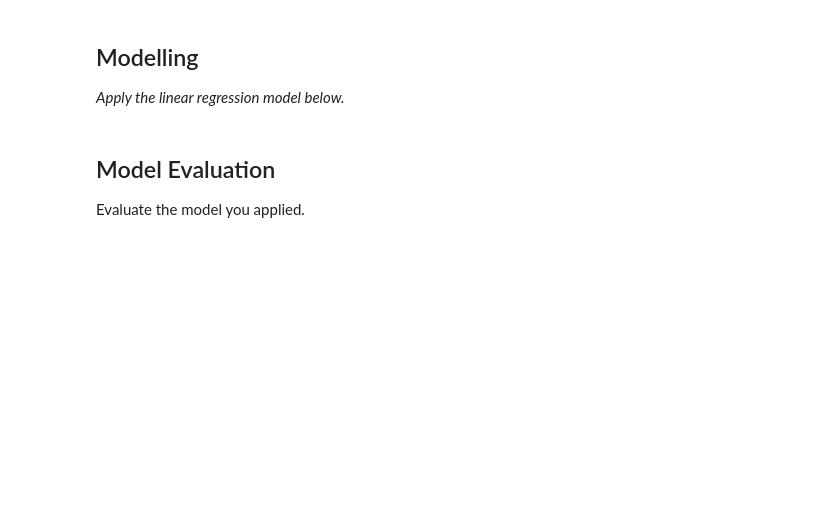
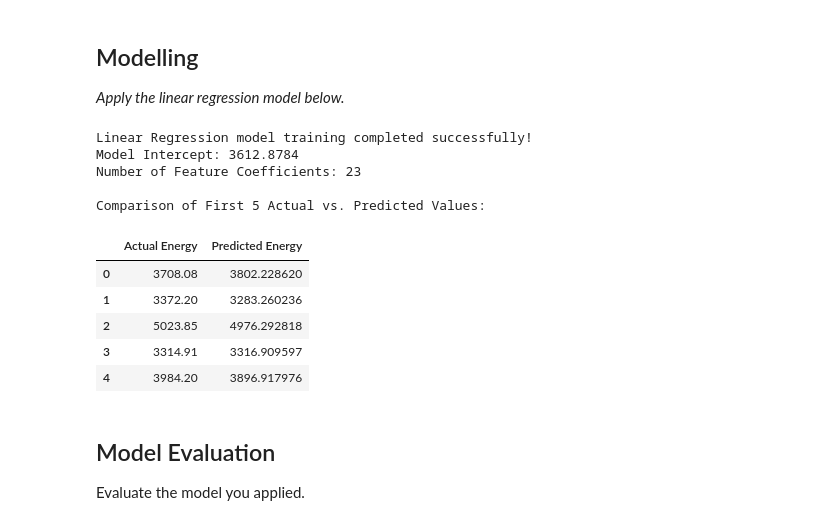
Before and after one commit to mikel56-lol/W26-MP1-Michael-Wael-Ali-Hassan-T02, a Jupyter notebook: Regression_Mini-Project_Starter.ipynb, the cells around one changed output. Drawn from its saved outputs; the diff is of its cells as text; code cells hidden in the pictures; blank space fills up the shorter version.

```diff
--- a/Regression_Mini-Project_Starter.ipynb
+++ b/Regression_Mini-Project_Starter.ipynb
@@ -463,6 +550,44 @@ _Apply any additional data preparation steps needed before modelling below. Show
 ## Modelling
 
 _Apply the linear regression model below._
+# %%
+# Import the LinearRegression model class from scikit-learn
+from sklearn.linear_model import LinearRegression
+
+# Initialize an instance of the Linear Regression model and store it in a variable
+model = LinearRegression()
+
+# Train (fit) the linear regression model using the encoded training features and the training target values (Energy Consumption)
+model.fit(X_train, y_train)
+
+# Generate energy consumption predictions on our unseen testing feature set (X_test)
+y_pred = model.predict(X_test)
+
+# Print a confirmation message indicating that the model has been successfully trained and evaluated
+print("Linear Regression model training completed successfully!")
+
+# Display the learned intercept (the base value of energy consumption when all features are zero)
+print(f"Model Intercept: {model.intercept_:.4f}")
+
+# Display the number of learned regression coefficients (weights) corresponding to each feature
+print(f"Number of Feature Coefficients: {len(model.coef_)}")
+
+# Display the first few predicted energy consumption values alongside the actual values for comparison
+comparison_df = pd.DataFrame({'Actual Energy': y_test.values[:5], 'Predicted Energy': y_pred[:5]})
+print("\nComparison of First 5 Actual vs. Predicted Values:")
+display(comparison_df)
+# %% [output]
+Linear Regression model training completed successfully!
+Model Intercept: 3612.8784
+Number of Feature Coefficients: 23
+
+Comparison of First 5 Actual vs. Predicted Values:
+|  | Actual Energy | Predicted Energy |
+| 0 | 3708.08 | 3802.228620 |
+| 1 | 3372.20 | 3283.260236 |
+| 2 | 5023.85 | 4976.292818 |
+| 3 | 3314.91 | 3316.909597 |
+| 4 | 3984.20 | 3896.917976 |
 # %% [markdown]
 ## Model Evaluation
 
```
Also changed, not shown: parts of 3 cells of this notebook.
